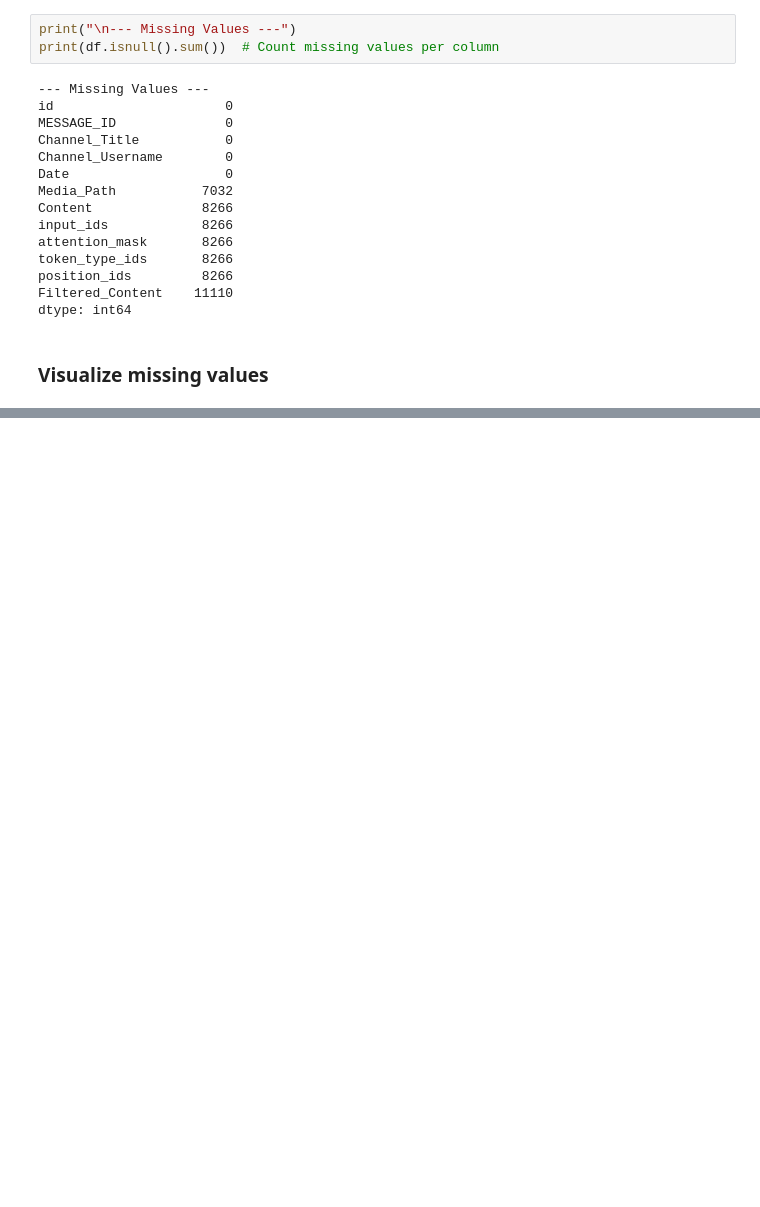
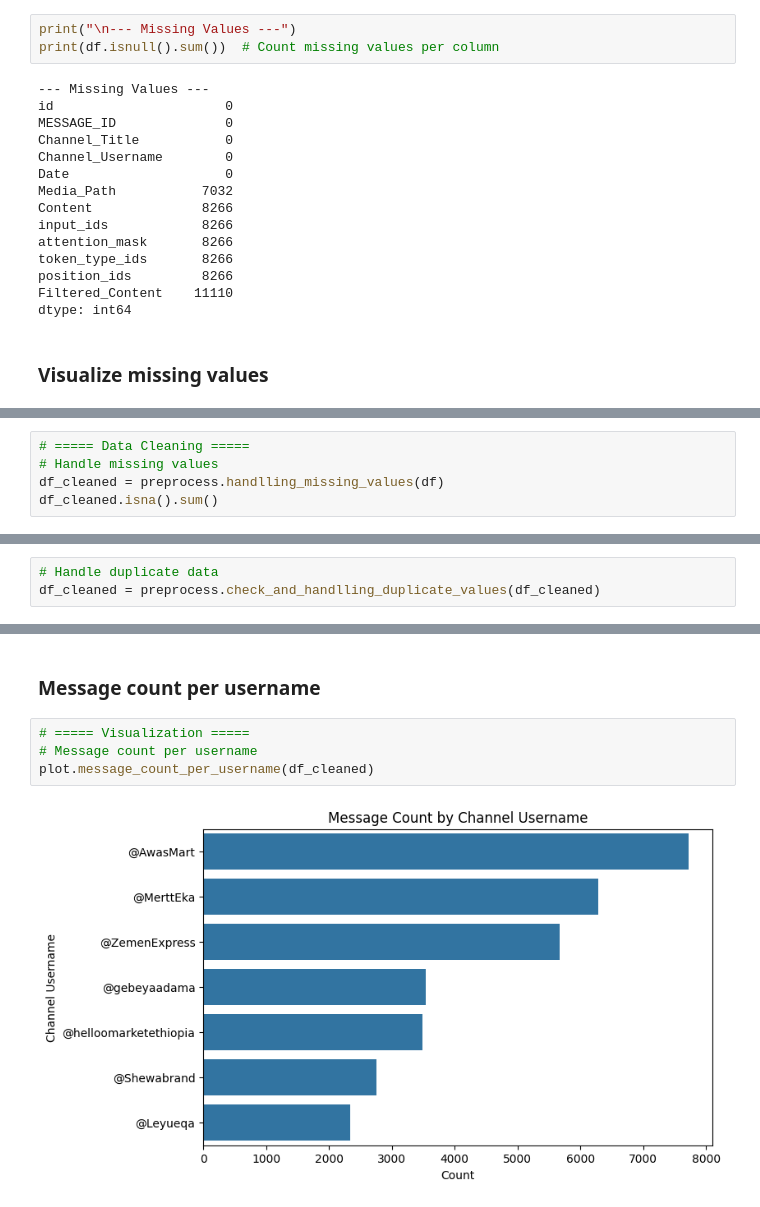
Before and after one commit to mubarek4566/amharic-ecommerce-data-extractor, a Jupyter notebook: notebooks/Main.ipynb, the cells around one changed output, grey strips where cells are left out. Saved outputs shown, nothing was run; the diff lists cells and outputs as text; blank space fills up the shorter version.

```diff
--- a/notebooks/Main.ipynb
+++ b/notebooks/Main.ipynb
@@ -152,0 +221,5 @@ plot.Visualize_missing_values(df)
+# %%
+# ===== Data Cleaning =====
+# Handle missing values
+df_cleaned = preprocess.handlling_missing_values(df)
+df_cleaned.isna().sum()
@@ -152,0 +243,3 @@ plot.Visualize_missing_values(df)
+# %%
+# Handle duplicate data
+df_cleaned = preprocess.check_and_handlling_duplicate_values(df_cleaned)
@@ -152,0 +258,8 @@ plot.Visualize_missing_values(df)
+# %% [markdown]
+### Message count per username
+# %%
+# ===== Visualization =====
+# Message count per username
+plot.message_count_per_username(df_cleaned)
+# %% [output]
+[figure, added]
```
Also changed, not shown: parts of 36 cells of this notebook, 3 other files.
